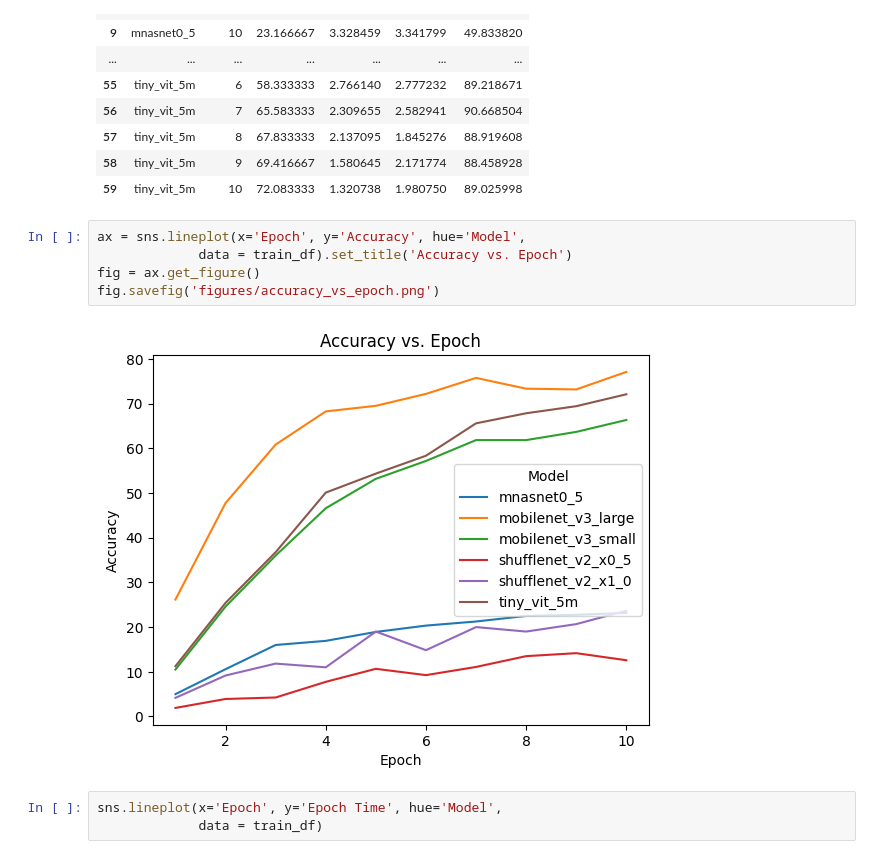
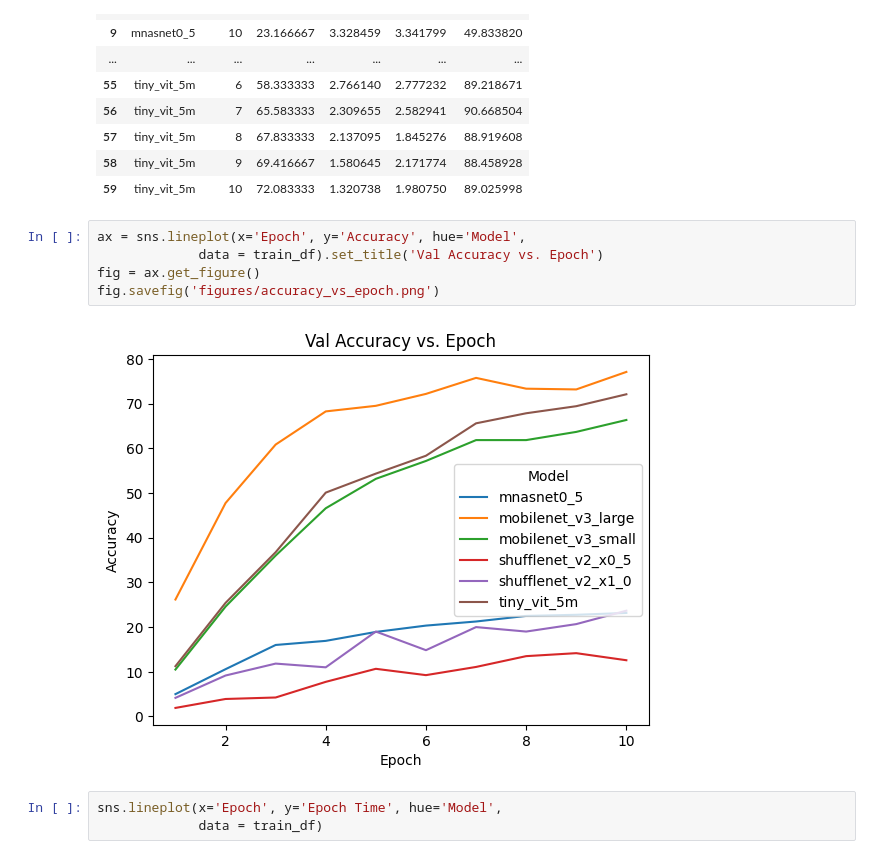
Before and after one commit to UVA-MLSys/Big-Data-Systems, a Jupyter notebook: Team 11/data_viz.ipynb, the cells around one changed output. Cells and saved outputs as stored; diff of their text form.

```diff
--- a/Team 11/data_viz.ipynb
+++ b/Team 11/data_viz.ipynb
@@ -105,11 +106,11 @@ train_df
 | 59 | tiny_vit_5m | 10 | 72.083333 | 1.320738 | 1.980750 | 89.025998 |
 # %%
 ax = sns.lineplot(x='Epoch', y='Accuracy', hue='Model',
-             data = train_df).set_title('Accuracy vs. Epoch')
+             data = train_df).set_title('Val Accuracy vs. Epoch')
 fig = ax.get_figure()
 fig.savefig('figures/accuracy_vs_epoch.png')
 # %% [output]
-[figure, old version]
+[figure, new version]
 # %%
 sns.lineplot(x='Epoch', y='Epoch Time', hue='Model',
              data = train_df)
```
Also changed, not shown: parts of 5 cells of this notebook, 3 other files.
